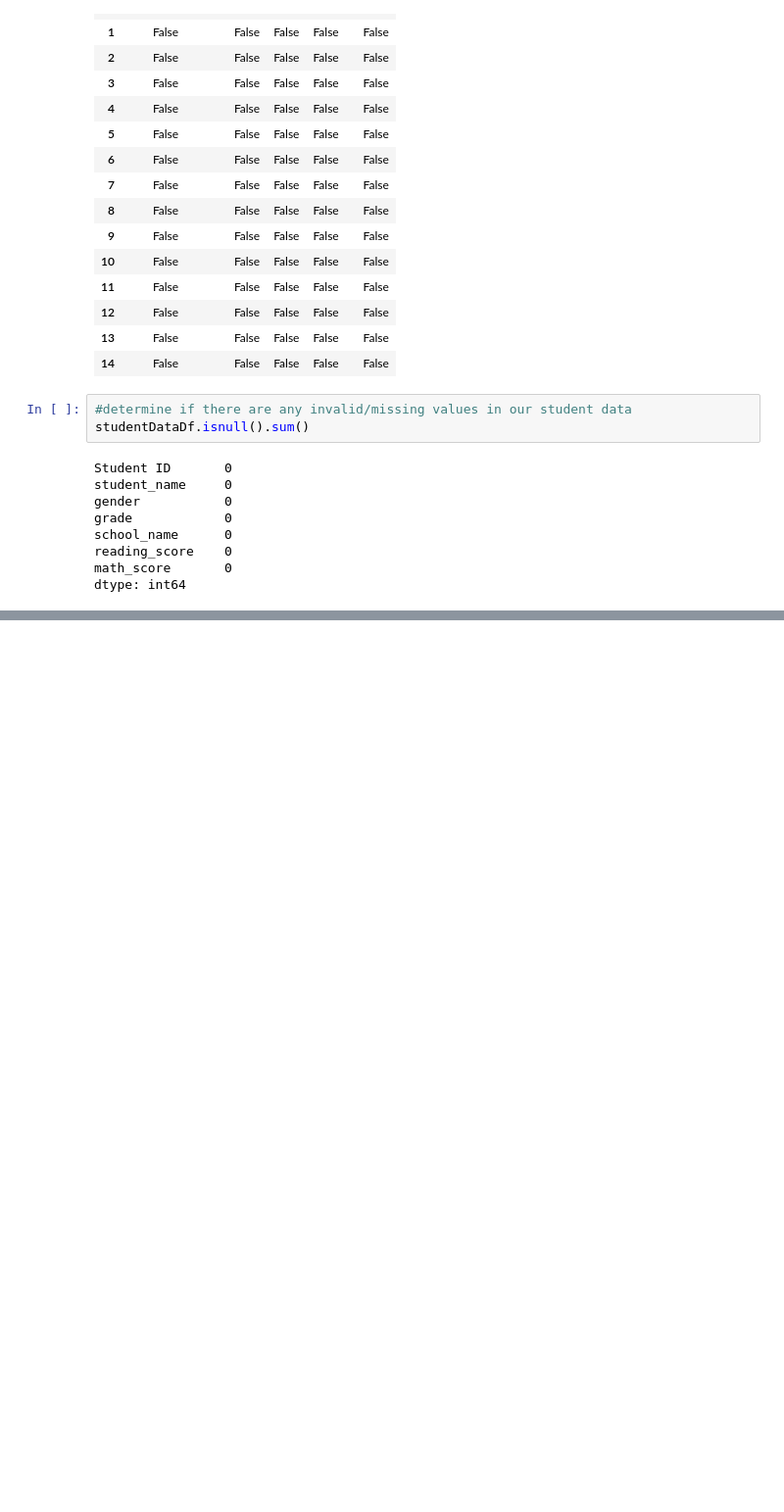
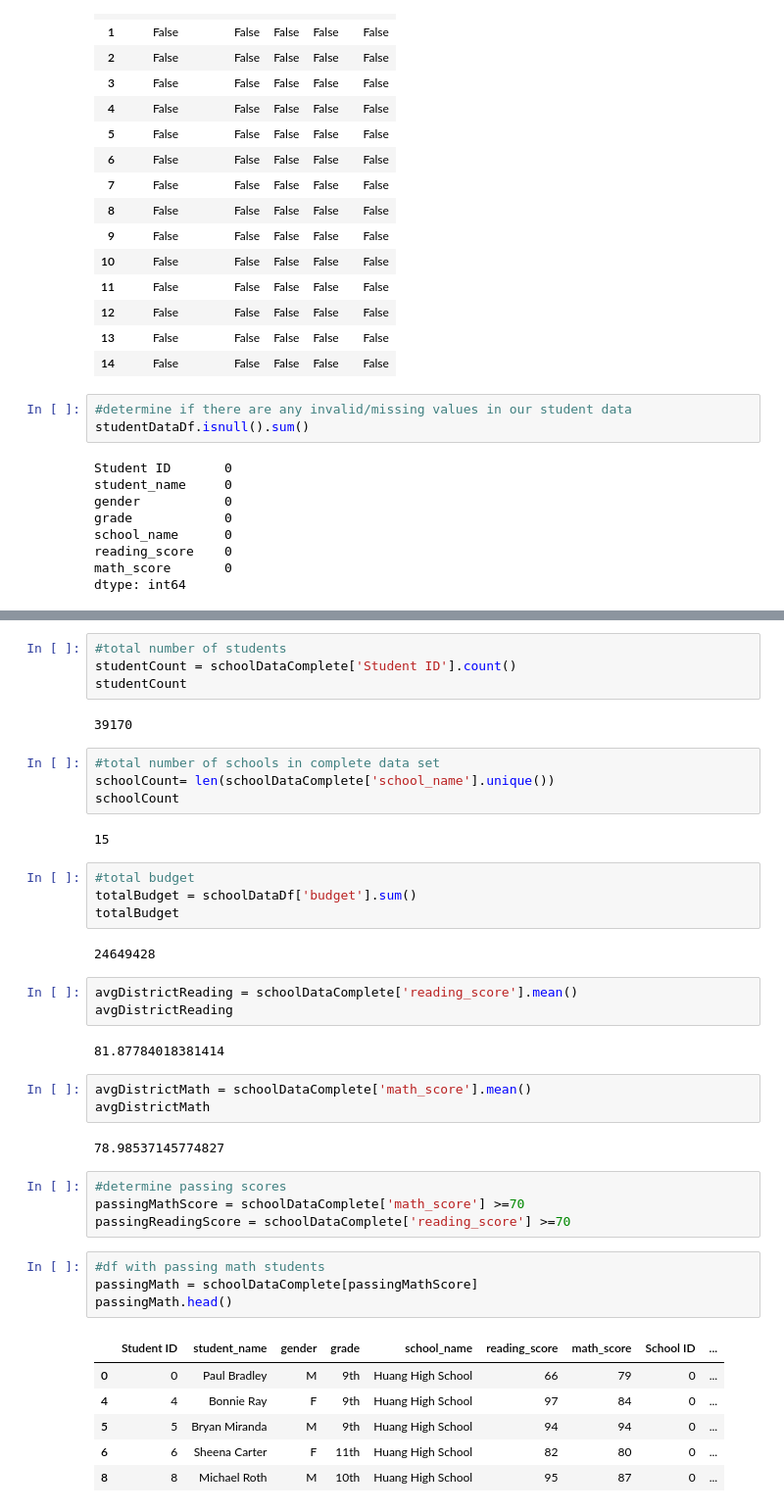
Before and after one commit to jnels4/School_District_Analysis, a Jupyter notebook: pyCitySchools.ipynb, the cells around one changed output, grey strips where cells are left out. Shown at 98% size. Drawn from its saved outputs; the diff is of its cells as text; blank space fills up the shorter version.

Commit message:
Overall district analysis added

```diff
--- a/pyCitySchools.ipynb
+++ b/pyCitySchools.ipynb
@@ -112,0 +150,43 @@ studentDataDf.head(10)
+# %%
+#total number of students
+studentCount = schoolDataComplete['Student ID'].count()
+studentCount
+# %% [output]
+39170
+# %%
+#total number of schools in complete data set
+schoolCount= len(schoolDataComplete['school_name'].unique())
+schoolCount
+# %% [output]
+15
+# %%
+#total budget
+totalBudget = schoolDataDf['budget'].sum()
+totalBudget
+# %% [output]
+24649428
+# %%
+avgDistrictReading = schoolDataComplete['reading_score'].mean()
+avgDistrictReading
+# %% [output]
+81.87784018381414
+# %%
+avgDistrictMath = schoolDataComplete['math_score'].mean()
+avgDistrictMath
+# %% [output]
+78.98537145774827
+# %%
+#determine passing scores
+passingMathScore = schoolDataComplete['math_score'] >=70
+passingReadingScore = schoolDataComplete['reading_score'] >=70
+# %%
+#df with passing math students
+passingMath = schoolDataComplete[passingMathScore]
+passingMath.head()
+# %% [output]
+|  | Student ID | student_name | gender | grade | school_name | reading_score | math_score | School ID | ... |
+| 0 | 0 | Paul Bradley | M | 9th | Huang High School | 66 | 79 | 0 | ... |
+| 4 | 4 | Bonnie Ray | F | 9th | Huang High School | 97 | 84 | 0 | ... |
+| 5 | 5 | Bryan Miranda | M | 9th | Huang High School | 94 | 94 | 0 | ... |
+| 6 | 6 | Sheena Carter | F | 11th | Huang High School | 82 | 80 | 0 | ... |
+| 8 | 8 | Michael Roth | M | 10th | Huang High School | 95 | 87 | 0 | ... |
```
Also changed, not shown: parts of 23 cells of this notebook.
